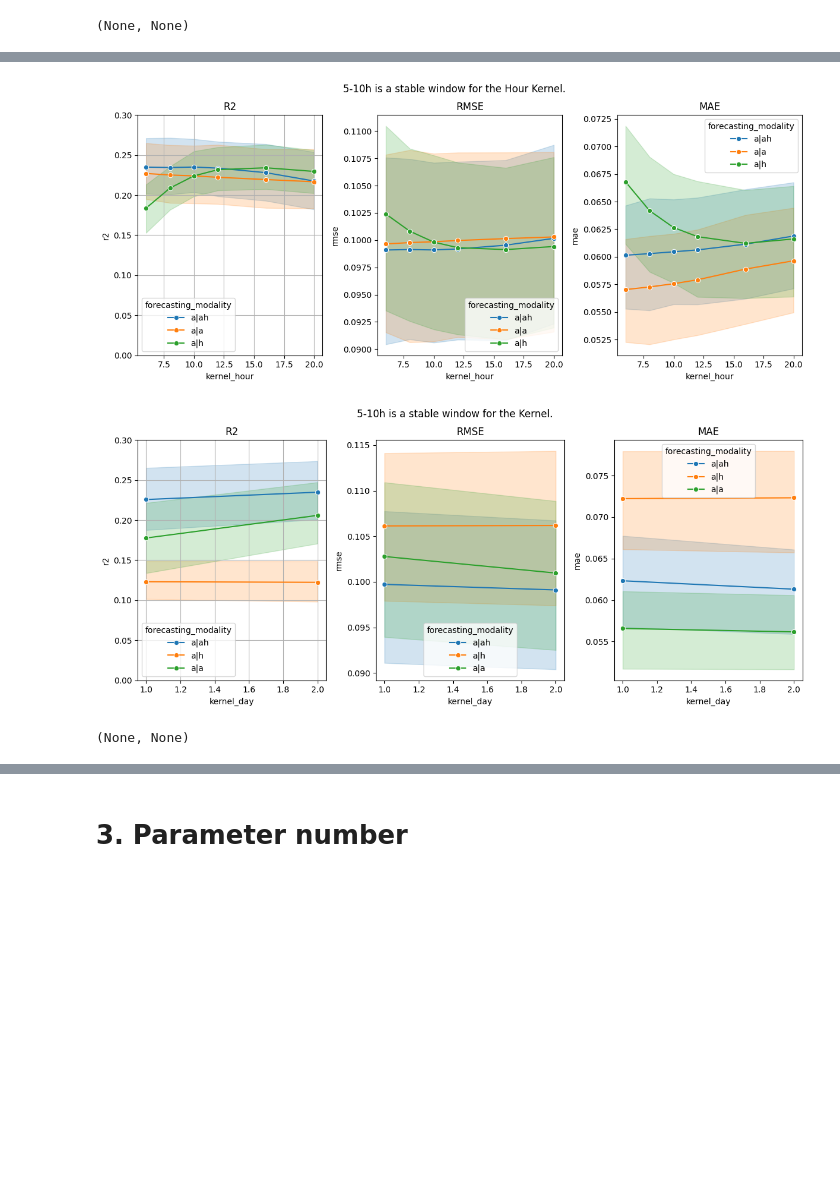
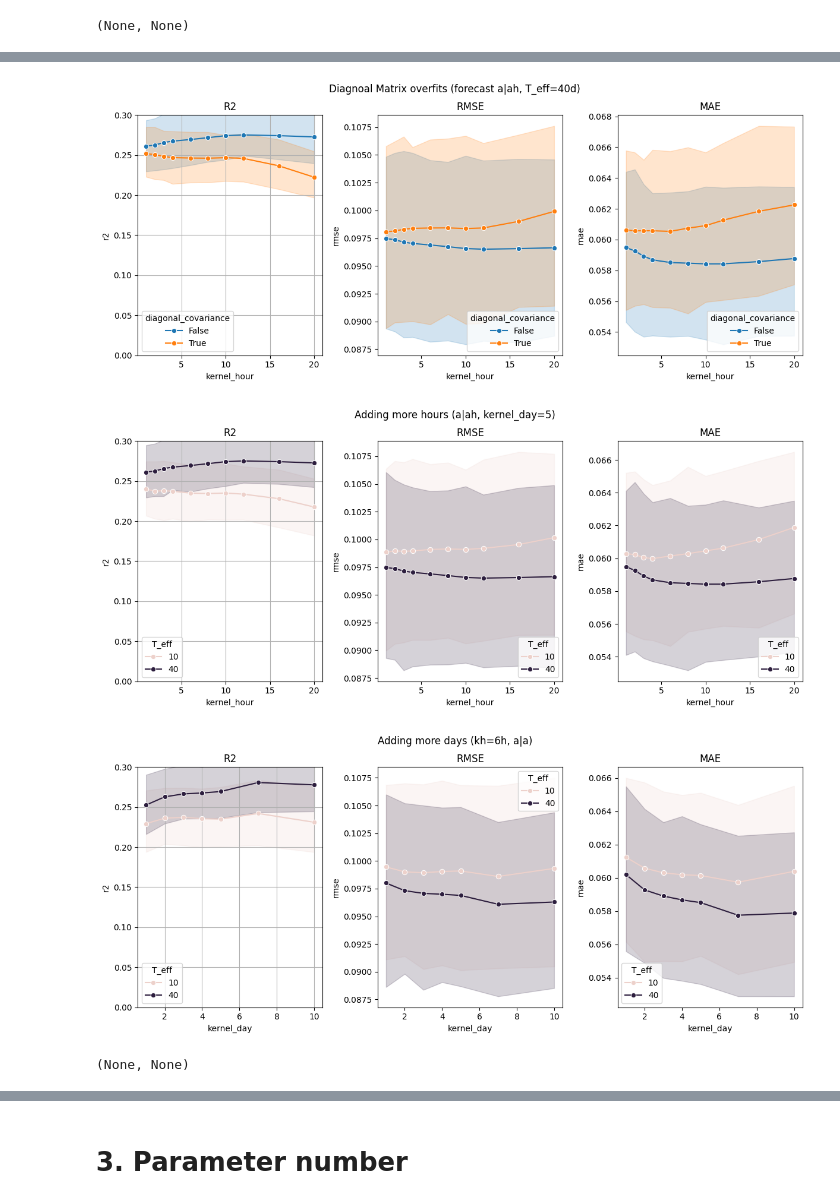
Before and after one commit to Jegmi/cppd-timeseries-forecasting, a Jupyter notebook: revision/1_data_qc.ipynb, the cells around one changed output, grey strips where cells are left out. Saved outputs shown, nothing was run; the diff lists cells and outputs as text; code cells hidden in the pictures; blank space fills up the shorter version.

```diff
--- a/revision/1_data_qc.ipynb
+++ b/revision/1_data_qc.ipynb
@@ -235,13 +274,13 @@ from itertools import combinations
 class MetricExplorer:
     """Helper class for exploring metrics across conditions."""
 
-    def __init__(self, data_df, metadata_df, metrics=['r2', 'rmse', 'mae']):
+    def __init__(self, data_df, metadata_df, metrics=None):
         """Initialize with merged data."""
         self.data = (
             data_df.merge(metadata_df, on=['pid','run'], how='left')
         )
-        self.metrics = metrics
-        self.cols = len(metrics)
+        self.metrics = metrics if metrics else ['r2', 'rmse', 'mae']
+        self.cols = len(self.metrics)
 
     def filter(self, **kwargs):
         """Filter data by conditions."""
@@ -254,6 +293,15 @@ class MetricExplorer:
 
         assert len(filtered), f'empty for {kwargs}'
         return filtered
+
+    def print_unique_values(self, max_print=30):
+        """Print unique values for all columns in the data."""
+        for col in self.data.columns:
+            unique_vals = self.data[col].nunique()
+            if unique_vals <= max_print:
+                print(f"{col} ({unique_vals}): {sorted(self.data[col].unique())}")
+            else:
+                print(f"{col}: {unique_vals} unique values")
 
     def plot_comparison(self, x, hue, fixed_conditions=None, **plot_kwargs):
         """Quick comparison plot for all metrics."""
@@ -751,7 +799,7 @@ import warnings
 # Experiment 1:
 
 
-def init(run):
+def init(run, metrics=None):
     """ factory funct """
 
     runs_path =  Path(f'/sc/arion/projects/Clinical_Times_Series/cpp_data/runs/{run}/')
@@ -769,7 +817,7 @@ def init(run):
     a_flag = ~meta['forecasting_modality'].isin(['a|h'])
     meta['pars_tot'] = meta['n_pars_heart']*h_flag + meta['n_pars_activity']*a_flag
 
-    return MetricExplorer(reg, meta)
+    return MetricExplorer(reg, meta,metrics=metrics)
 
 run = '20251117_1351'
 explorer = init(run)
@@ -1152,27 +1052,58 @@ sns.lineplot(fdata, x='kernel_hour',y='r2', hue=)
 # %%
 f,axs=explorer.plot_lines(
         x='kernel_hour',
-        hue='forecasting_modality', # T_eff',
-        fixed_conditions={'field':'cross', 'condition':'all','diagonal_covariance':False, #'model_config':'Full_Linear_Gauss',
-                          'task':'activity', 'kernel_day':5 ,'initial_uncertainty':5, 'T_eff':10} #'forecasting_modality':'a|a'}
+        hue='diagonal_covariance',
+        #hue='forecasting_modality', # T_eff',
+        fixed_conditions={'field':'cross',
+                          'condition':'all',
+                          #'diagonal_covariance':False, #'model_config':'Full_Linear_Gauss',
+                          'task':'activity',
+                          'kernel_day':5 ,
+                          'initial_uncertainty':5,
+                          'T_eff':40,
+                          'forecasting_modality':'a|ah'
+                         }
 )
-f.suptitle('5-10h is a stable window for the Hour Kernel.', y=1.03)
+f.suptitle('Diagnoal Matrix overfits (forecast a|ah, T_eff=40d)', y=1.03)
 axs[0].set_ylim([0,0.3])
 axs[0].grid()
 plt.show(), plt.close()
 
+####
+f,axs=explorer.plot_lines(
+        x='kernel_hour',
+        #hue='forecasting_modality',
+        hue='T_eff',
+        fixed_conditions={'field':'cross',
+                          'condition':'all',
+                          'diagonal_covariance':False, #'model_config':'Full_Linear_Gauss',
+                          'task':'activity',
+                          'kernel_day':5 ,
+                          'initial_uncertainty':5,
+                          #'T_eff':40,
+                          'forecasting_modality':'a|ah'
+                         }
+)
+f.suptitle('Adding more hours (a|ah, kernel_day=5)', y=1.03)
+axs[0].set_ylim([0,0.3])
+axs[0].grid()
+plt.show(), plt.close()
 
 f,axs=explorer.plot_lines(
         x='kernel_day',
-        hue='forecasting_modality', # T_eff',
-        fixed_conditions={'field':'cross', 'condition':'all','diagonal_covariance':False, #'model_config':'Full_Linear_Gauss',
-                          'task':'activity','kernel_hour':10 , 'initial_uncertainty':5, 'T_eff':10} #'forecasting_modality':'a|a'}
+        hue='T_eff', # T_eff',
+        fixed_conditions={'field':'cross',
+                          'condition':'all',
+                          'diagonal_covariance':False, #'model_config':'Full_Linear_Gauss',
+                          'task':'activity','kernel_hour':6 , 'initial_uncertainty':5, #'T_eff':10,
+                          'forecasting_modality':'a|ah'}
 )
-f.suptitle('5-10h is a stable window for the Kernel.', y=1.03)
+f.suptitle('Adding more days (kh=6h, a|a)', y=1.03)
 axs[0].set_ylim([0,0.3])
 axs[0].grid()
 plt.show(), plt.close()
 # %% [output]
-[figure, old version]
+[figure, new version]
-[figure, old version]
+[figure, new version]
+[figure, added]
 (None, None)
```
Also changed, not shown: parts of 30 cells of this notebook, 7 other files.
